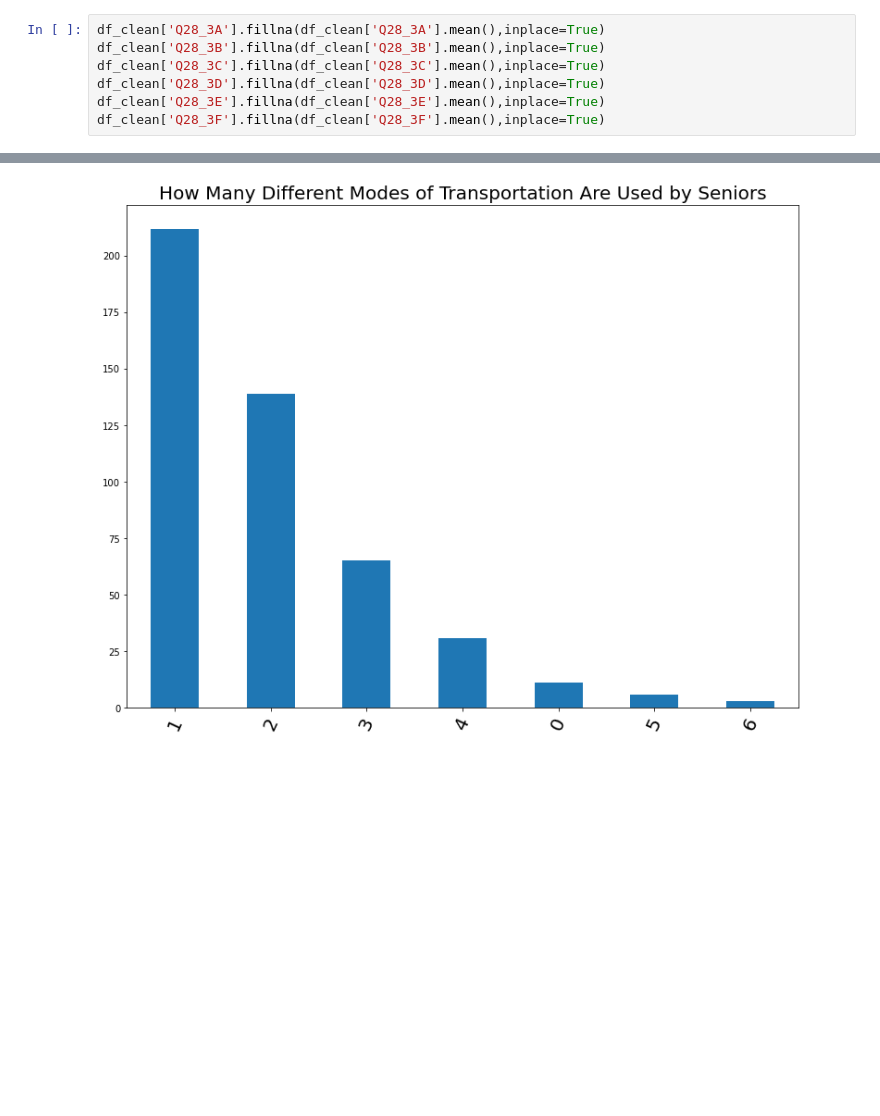
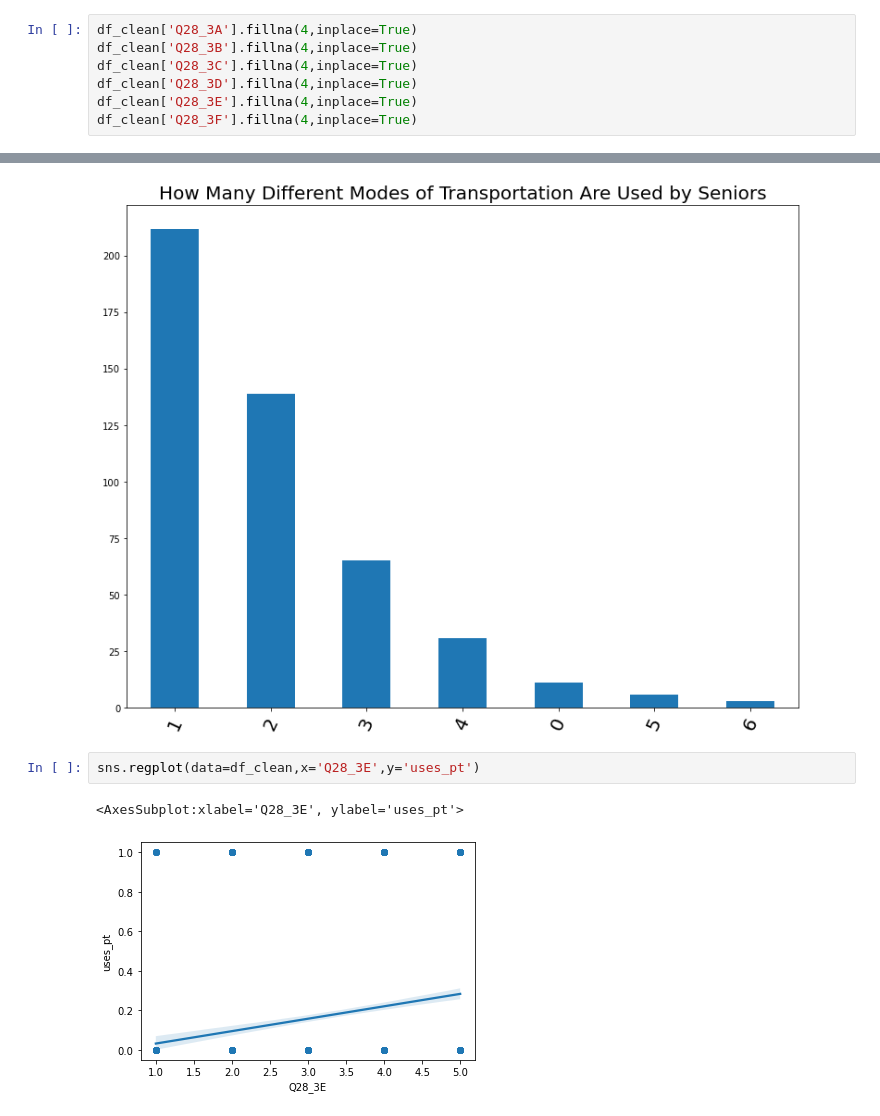
Before and after one commit to matthewasloan95/social-isolation-transportation, a Jupyter notebook: public_transit.ipynb, the cells around one changed output, grey strips where cells are left out. Cells and saved outputs as stored; diff of their text form; blank space fills up the shorter version.

Commit message:
fixed improper re-coding for null values. Explored new visualization ideas

```diff
--- a/public_transit.ipynb
+++ b/public_transit.ipynb
@@ -267,11 +335,11 @@ df_clean['Q28_3F'].replace('DON’T KNOW',np.NaN,inplace=True)
 # %% [markdown]
 ### Replace Null Values with the mean of it's variable
 # %%
-df_clean['Q28_3A'].fillna(df_clean['Q28_3A'].mean(),inplace=True)
-df_clean['Q28_3B'].fillna(df_clean['Q28_3B'].mean(),inplace=True)
-df_clean['Q28_3C'].fillna(df_clean['Q28_3C'].mean(),inplace=True)
-df_clean['Q28_3D'].fillna(df_clean['Q28_3D'].mean(),inplace=True)
-df_clean['Q28_3E'].fillna(df_clean['Q28_3E'].mean(),inplace=True)
-df_clean['Q28_3F'].fillna(df_clean['Q28_3F'].mean(),inplace=True)
+df_clean['Q28_3A'].fillna(4,inplace=True)
+df_clean['Q28_3B'].fillna(4,inplace=True)
+df_clean['Q28_3C'].fillna(4,inplace=True)
+df_clean['Q28_3D'].fillna(4,inplace=True)
+df_clean['Q28_3E'].fillna(4,inplace=True)
+df_clean['Q28_3F'].fillna(4,inplace=True)
 # %% [markdown]
 ### -------------Verify Cleaning importance variables was executed correctly-----------------------
@@ -384,3 +445,8 @@ ax.tick_params(axis='x', labelsize=20,rotation=65)
 plt.show()
 # %% [output]
 [figure]
+# %%
+sns.regplot(data=df_clean,x='Q28_3E',y='uses_pt')
+# %% [output]
+<AxesSubplot:xlabel='Q28_3E', ylabel='uses_pt'>
+[figure, added]
```
Also changed, not shown: parts of 16 cells of this notebook.
